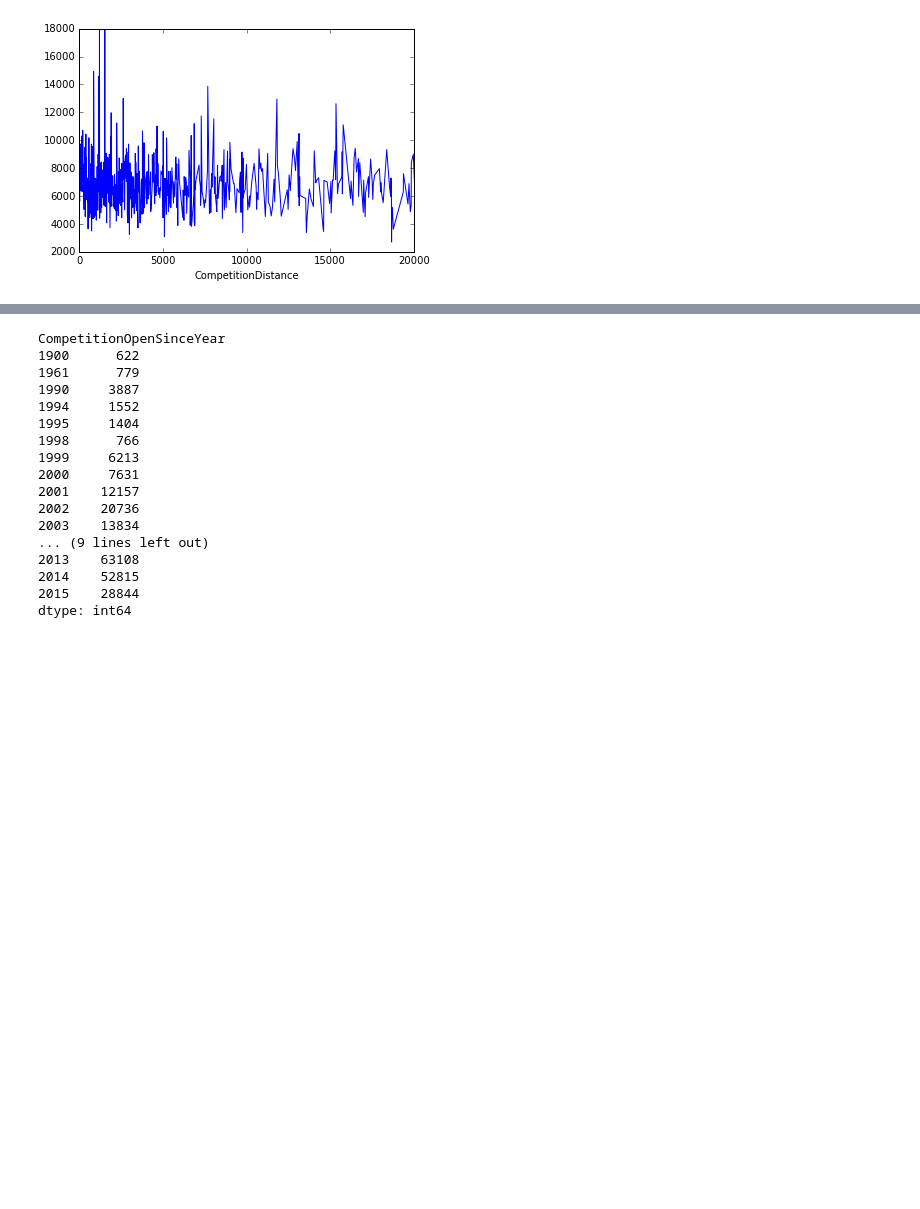
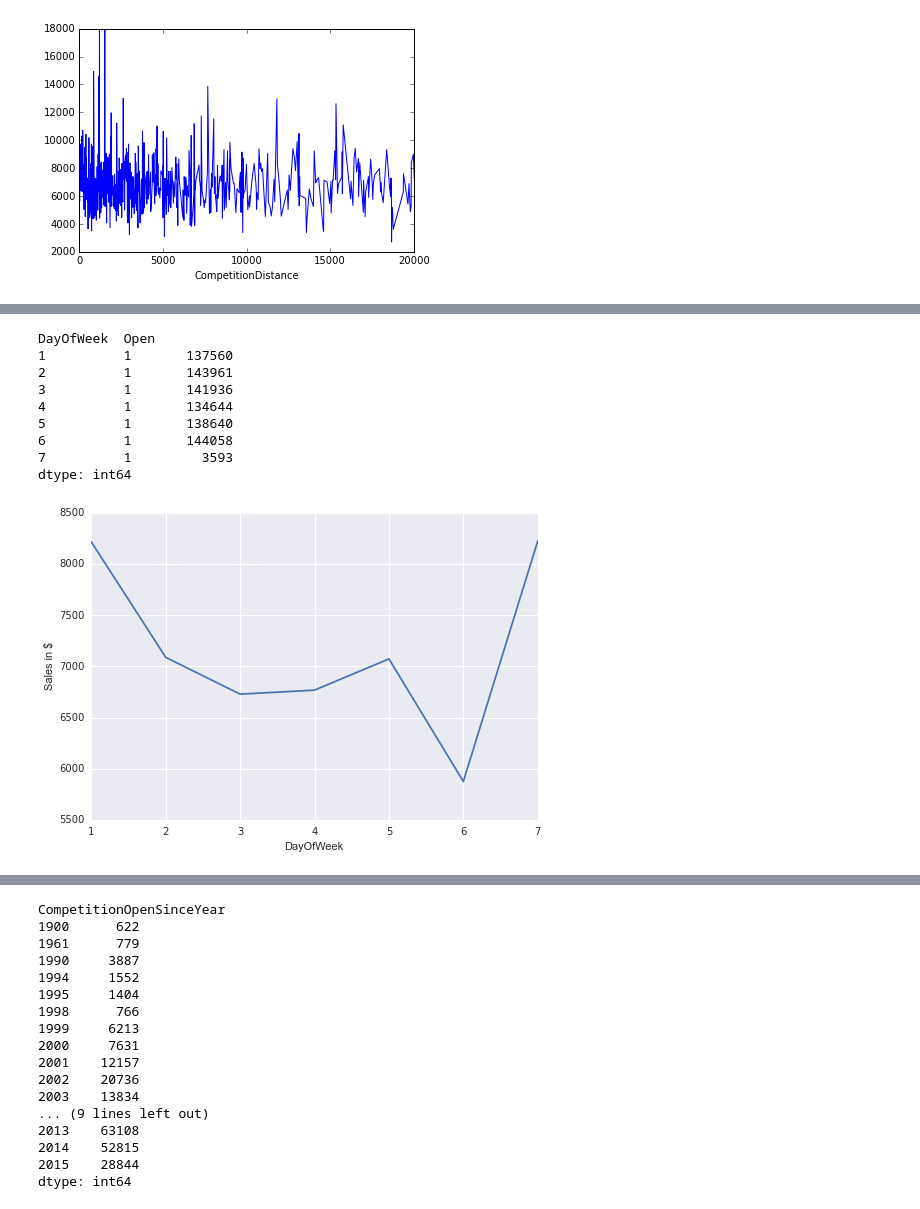
Before and after one commit to DarioMarrocchelli/DSI-Capstone-Project, a Jupyter notebook: DataExploration.ipynb, the cells around one changed output, grey strips where cells are left out. Saved outputs shown, nothing was run; the diff lists cells and outputs as text; code cells hidden in the pictures; blank space fills up the shorter version.

```diff
--- a/DataExploration.ipynb
+++ b/DataExploration.ipynb
@@ -103,0 +131,15 @@ concat.groupby('CompetitionDistance')['Sales'].mean().plot(xlim = (0, 20000))
+# %%
+## Sales
+concat.groupby('DayOfWeek')['Sales'].mean().plot().set_ylabel("Sales in $")
+concat.groupby(['DayOfWeek', 'Open'])['Open'].size()
+# %% [output]
+DayOfWeek  Open
+1          1       137560
+2          1       143961
+3          1       141936
+4          1       134644
+5          1       138640
+6          1       144058
+7          1         3593
+dtype: int64
+[figure, added]
```
Also changed, not shown: parts of 16 cells of this notebook.
